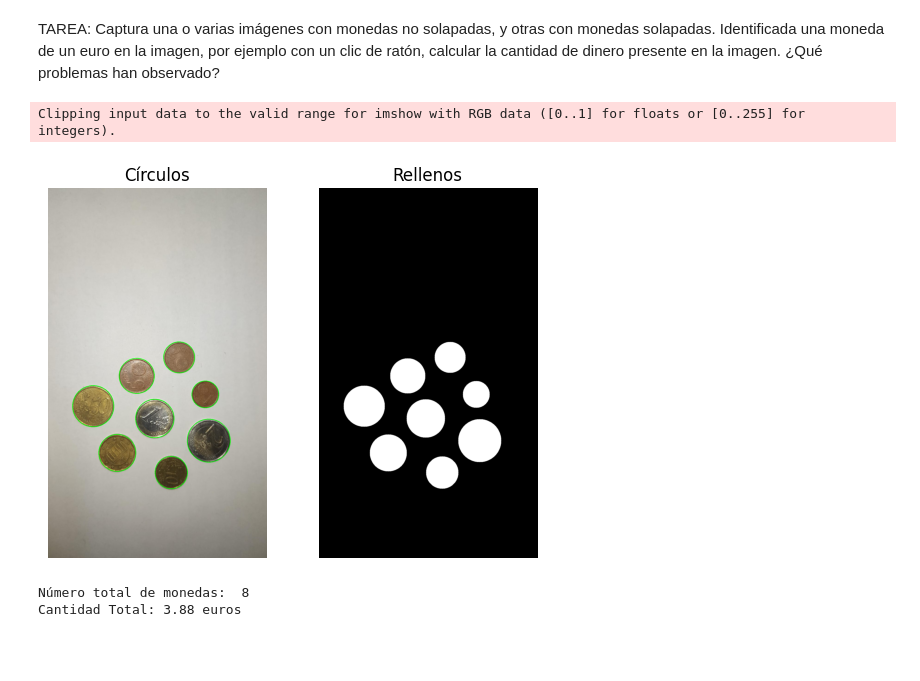
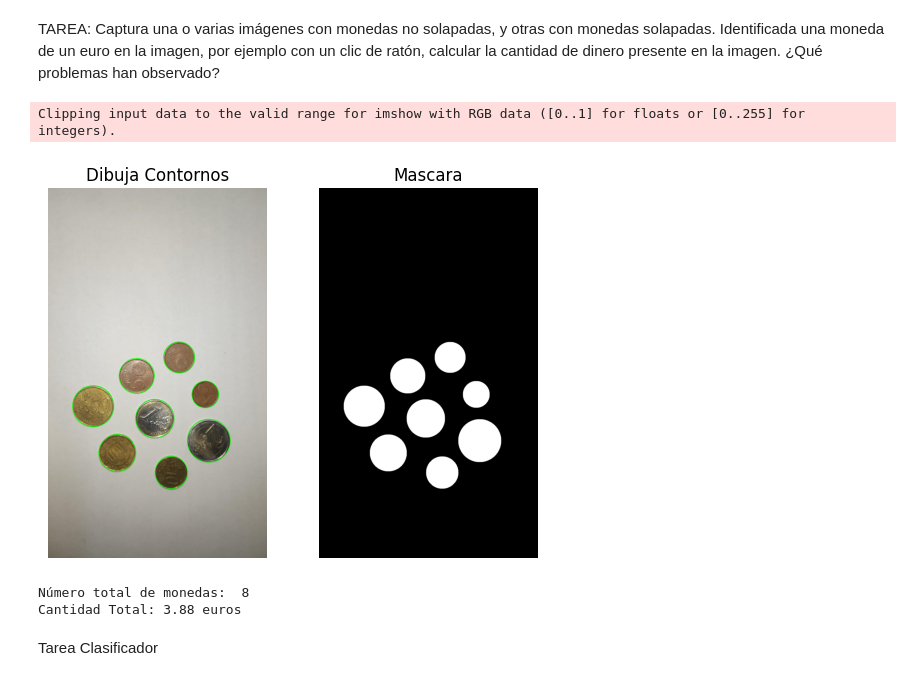
Before and after one commit to EmilioDeniz/VC_P3, a Jupyter notebook: VC_P3.ipynb, the cells around one changed output. Drawn from its saved outputs; the diff is of its cells as text; code cells hidden in the pictures; blank space fills up the shorter version.

Commit message:
Clasificador

```diff
--- a/VC_P3.ipynb
+++ b/VC_P3.ipynb
@@ -151,12 +151,12 @@ for det in circ[0]:
 plt.subplot(121)
 plt.axis("off")
 plt.imshow(img_rgb)
-plt.title('Círculos')
+plt.title('Dibuja Contornos')
 
 plt.subplot(122)
 plt.axis("off")
 plt.imshow(img_cont)
-plt.title('Rellenos')
+plt.title('Mascara')
 
 plt.show()
 
@@ -176,33 +176,35 @@ cv2.waitKey(0)
 cv2.destroyAllWindows()
 
 
 error=2.53
 cantidadTotal = 0.0
 
 for det in circ[0]:
      det_radio_moneda_seleccionada = moneda_seleccionada[2]
      det_radio = det[2]
      if abs(det_radio - ((16.26/2) * det_radio_moneda_seleccionada / (23.25/2))) <= error:
           cantidadTotal += valores_monedas["1_cent"]
      elif abs(det_radio - ((18.75/2) * det_radio_moneda_seleccionada / (23.25/2))) <= error:
           cantidadTotal += valores_monedas["2_cent"]
      elif abs(det_radio - ((21.25/2) * det_radio_moneda_seleccionada / (23.25/2))) <= error:
           cantidadTotal += valores_monedas["5_cent"]
      elif abs(det_radio - ((19.75/2) * det_radio_moneda_seleccionada / (23.25/2))) <= error:
           cantidadTotal += valores_monedas["10_cent"]
      elif abs(det_radio - ((22.25/2) * det_radio_moneda_seleccionada / (23.25/2))) <= error:
           cantidadTotal += valores_monedas["20_cent"]
      elif abs(det_radio - ((24.25/2) * det_radio_moneda_seleccionada / (23.25/2))) <= error:
           cantidadTotal +=valores_monedas["50_cent"]
      elif abs(det_radio - det_radio_moneda_seleccionada) <= error:
           cantidadTotal += valores_monedas["1_eur"]
      elif abs(det_radio - ((25.75/2) * det_radio_moneda_seleccionada / (23.25/2))) <= error:
           cantidadTotal += valores_monedas["2_eur"]
 
 
 print(f"Cantidad Total: {cantidadTotal} euros")
 # %% [output]
 Clipping input data to the valid range for imshow with RGB data ([0..1] for floats or [0..255] for integers).
-[figure, old version]
+[figure, new version]
 Número total de monedas:  8
 Cantidad Total: 3.88 euros
+# %% [markdown]
+Tarea Clasificador
```
Also changed, not shown: parts of 1 cell of this notebook.
